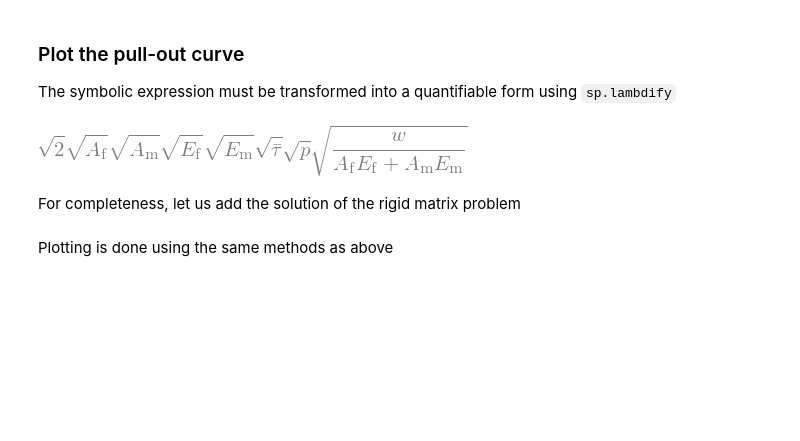
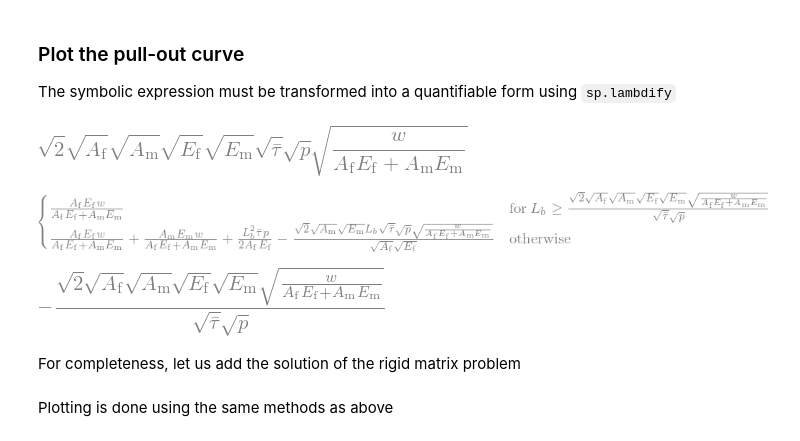
Before and after one commit to bmcs-group/bmcs_apps, a Jupyter notebook: bmcs_course/2_2_pullout_from_elastic_matrix.ipynb, the cells around one changed output. Saved outputs shown, nothing was run; the diff lists cells and outputs as text; code cells hidden in the pictures; blank space fills up the shorter version.

```diff
--- a/bmcs_course/2_2_pullout_from_elastic_matrix.ipynb
+++ b/bmcs_course/2_2_pullout_from_elastic_matrix.ipynb
@@ -481,6 +481,16 @@ Pw_pull_elastic
 [figure]
 # %%
 get_Pw_pull_elastic = sp.lambdify(sp_vars, Pw_pull_elastic)
+# %%
+w_L_b_elastic = u_fa_x.subs(x, -L_b).subs(P, Pw_pull_elastic)
+w_L_b_elastic
+# %% [output]
+[figure, added]
+# %%
+aw_pull_elastic = a_subs[a].subs(P, Pw_pull_elastic)
+aw_pull_elastic
+# %% [output]
+[figure, added]
 # %% [markdown]
 For completeness, let us add the solution of the rigid matrix problem
 # %%
```
Also changed, not shown: parts of 2 cells of this notebook, 5 other files.
